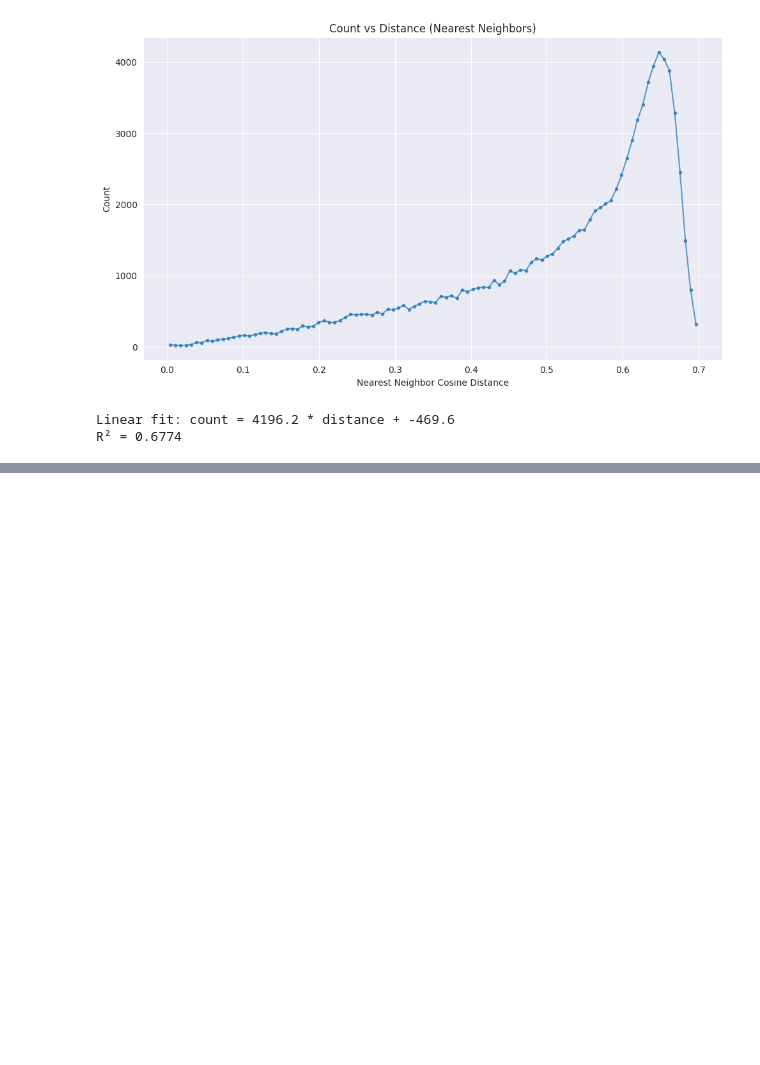
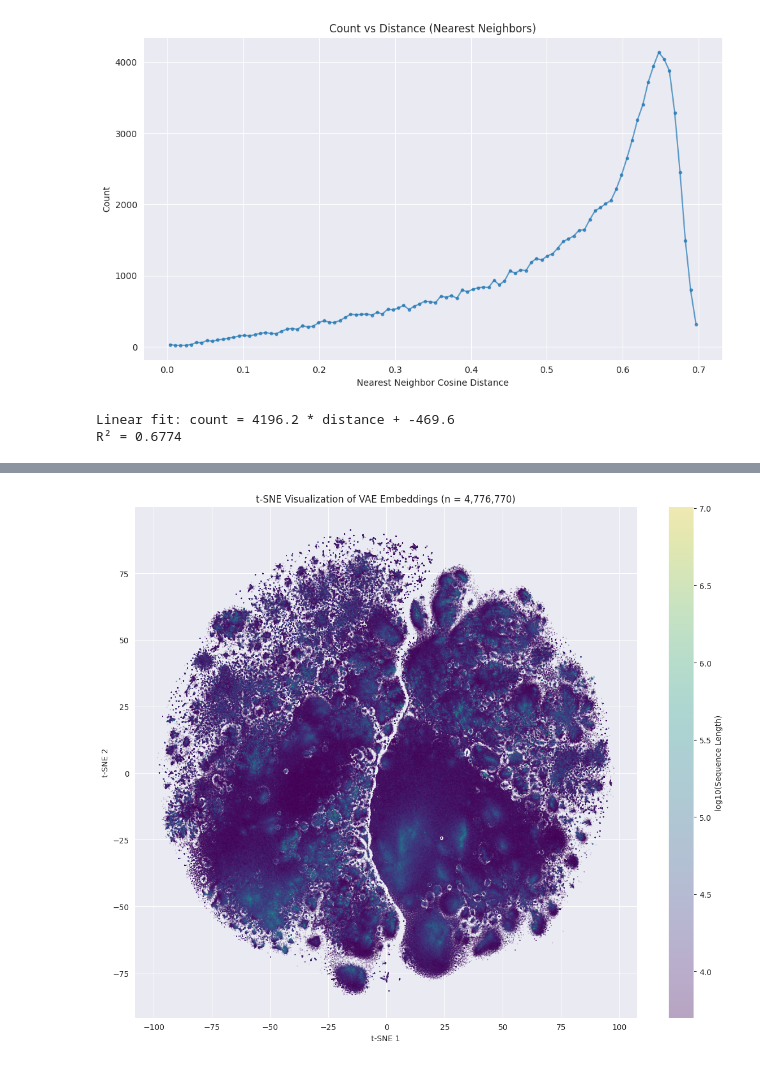
Before and after one commit to tnn111/Embedding, a Jupyter notebook: clustering.ipynb, the cells around one changed output, grey strips where cells are left out. Cells and saved outputs as stored; diff of their text form; code cells hidden in the pictures; blank space fills up the shorter version.

```diff
--- a/clustering.ipynb
+++ b/clustering.ipynb
@@ -264,0 +309,23 @@ R² = 0.6774
+# %%
+# Plot t-SNE result
+fig, ax = plt.subplots(figsize = (12, 10))
+
+# Use scatter with small alpha for 1M points
+scatter = ax.scatter(
+    tsne_result[:, 0],
+    tsne_result[:, 1],
+    c = np.log10(tsne_lengths),  # Color by log sequence length
+    cmap = 'viridis',
+    s = 0.1,
+    alpha = 0.3
+)
+cbar = plt.colorbar(scatter, ax = ax)
+cbar.set_label('log10(Sequence Length)')
+
+ax.set_xlabel('t-SNE 1')
+ax.set_ylabel('t-SNE 2')
+ax.set_title(f't-SNE Visualization of VAE Embeddings (n = {tsne_sample_size:,})')
+plt.tight_layout()
+plt.show()
+# %% [output]
+[figure, added]
```
Also changed, not shown: parts of 2 cells of this notebook, 3 other files.
